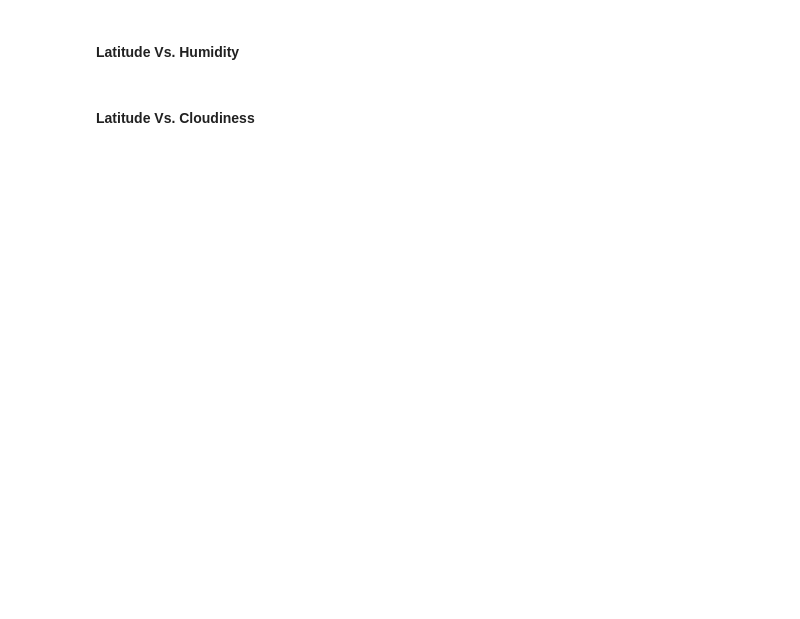
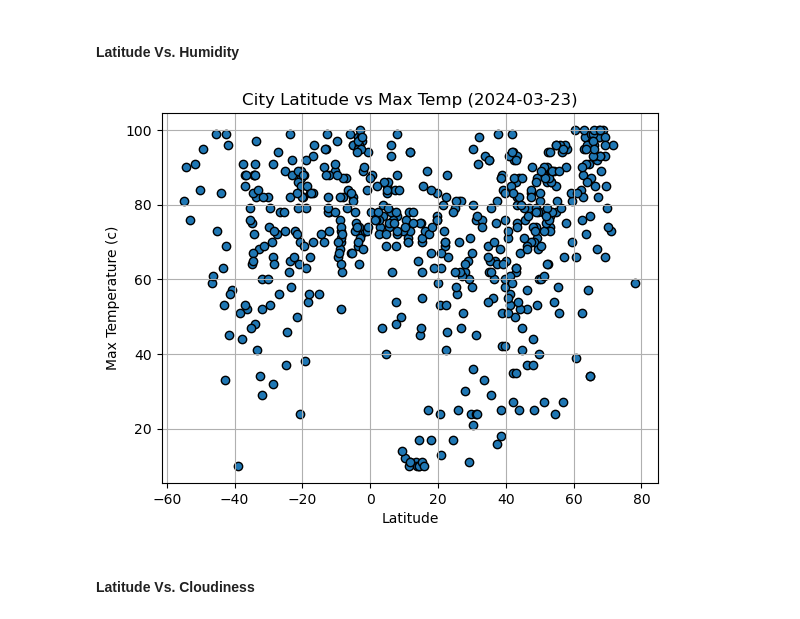
Before and after one commit to Angye212001/Python_API_Challenge-Mod-6, a Jupyter notebook: WeatherPy/WeatherPy.ipynb, the cells around one changed output. Cells and saved outputs as stored; diff of their text form; code cells hidden in the pictures; blank space fills up the shorter version.

```diff
--- a/WeatherPy/WeatherPy.ipynb
+++ b/WeatherPy/WeatherPy.ipynb
@@ -201,2 +216,6 @@ plt.show()
+# %%
+create_graphs(x,city_data_df["Humidity"], "Fig2")
+# %% [output]
+[figure, added]
 # %% [markdown]
 #### Latitude Vs. Cloudiness
```
Also changed, not shown: parts of 24 cells of this notebook, 7 other files.
